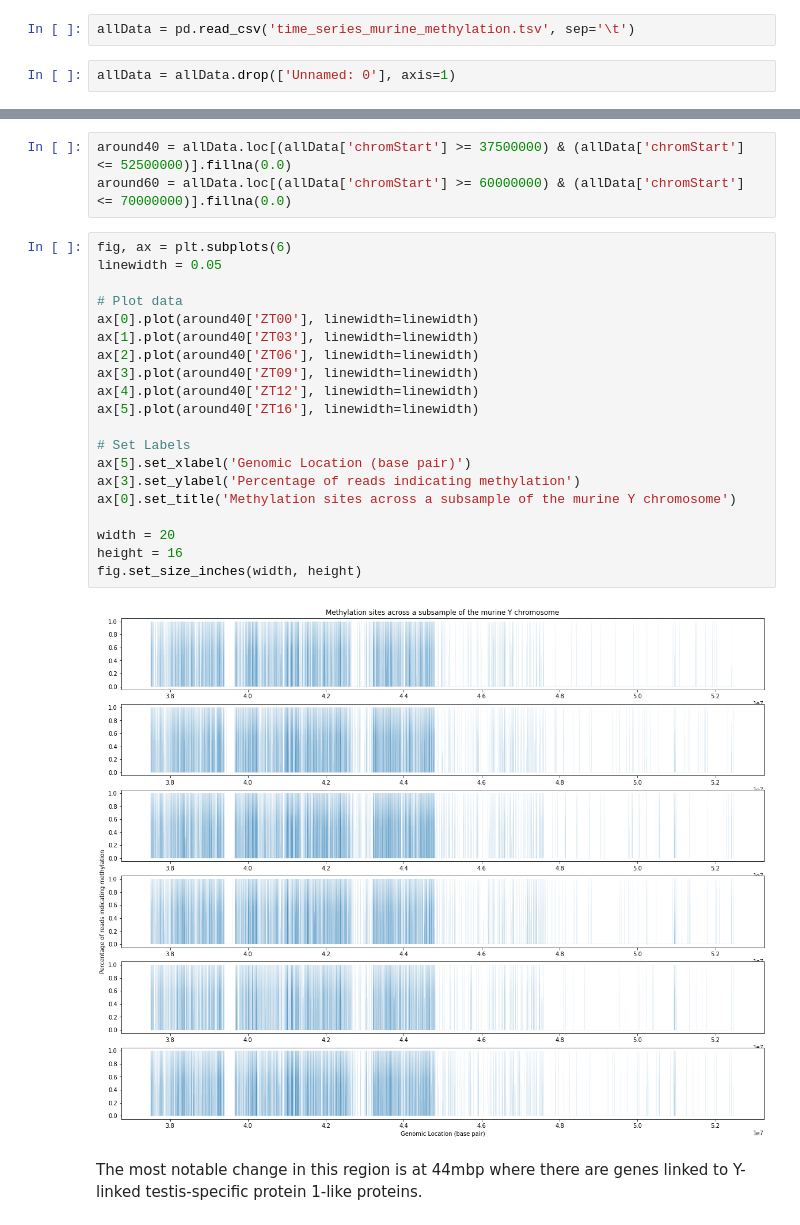
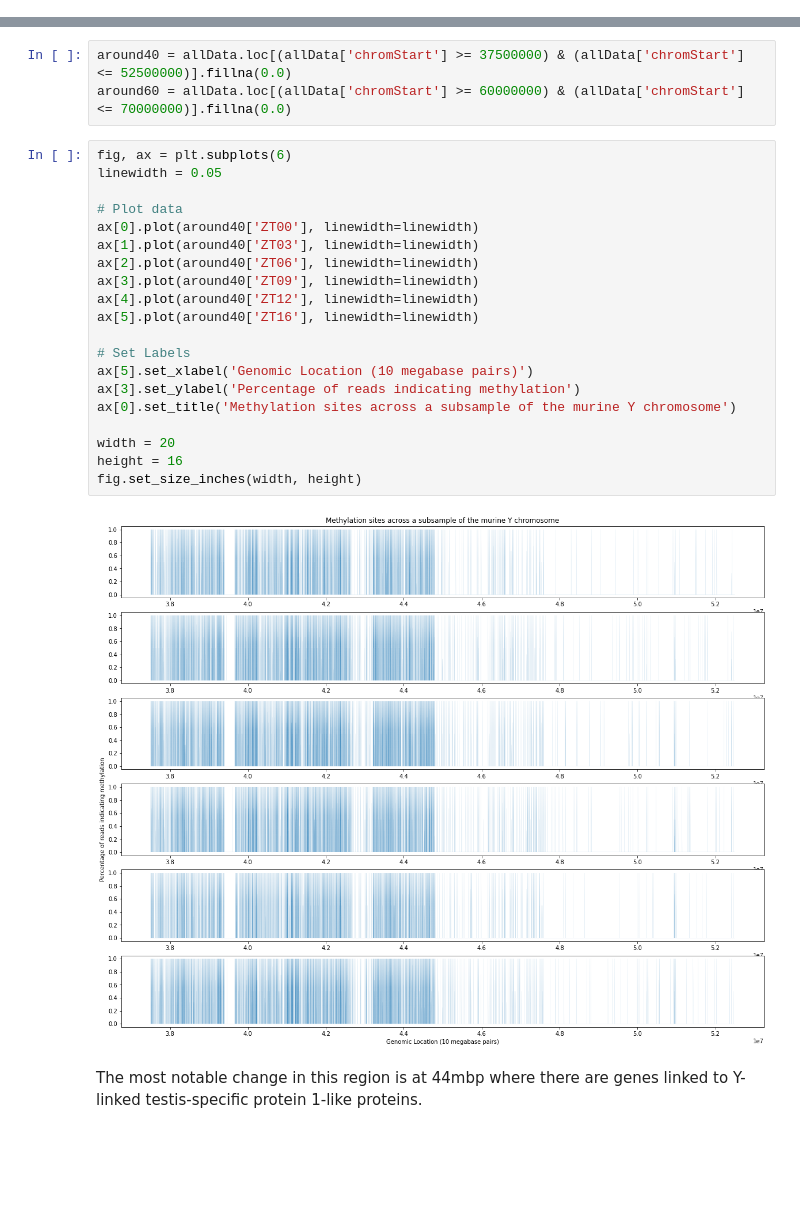
Before and after one commit to DLBPointon/APSB-coursework, a Jupyter notebook: 1836811-APSB coursework.ipynb, the cells around one changed output, grey strips where cells are left out. Drawn from its saved outputs; the diff is of its cells as text; blank space fills up the shorter version.

Commit message:
New image and updates

```diff
--- a/1836811-APSB coursework.ipynb
+++ b/1836811-APSB coursework.ipynb
@@ -435,7 +427,3 @@ Now to read that data back into the IPYNB for analysis.
-# %%
-allData = pd.read_csv('time_series_murine_methylation.tsv', sep='\t')
-# %%
-allData = allData.drop(['Unnamed: 0'], axis=1)
 # %% [markdown]
 We can now plot chromosome length graphs using this data with the following matplotlib function to create horizontal subplots per time set.
 
@@ -470,25 +458,25 @@ around60 = allData.loc[(allData['chromStart'] >= 60000000) & (allData['chromStar
 # %%
 fig, ax = plt.subplots(6)
 linewidth = 0.05
 
 # Plot data
 ax[0].plot(around40['ZT00'], linewidth=linewidth)
 ax[1].plot(around40['ZT03'], linewidth=linewidth)
 ax[2].plot(around40['ZT06'], linewidth=linewidth)
 ax[3].plot(around40['ZT09'], linewidth=linewidth)
 ax[4].plot(around40['ZT12'], linewidth=linewidth)
 ax[5].plot(around40['ZT16'], linewidth=linewidth)
 
 # Set Labels
-ax[5].set_xlabel('Genomic Location (base pair)')
+ax[5].set_xlabel('Genomic Location (10 megabase pairs)')
 ax[3].set_ylabel('Percentage of reads indicating methylation')
 ax[0].set_title('Methylation sites across a subsample of the murine Y chromosome')
 
 width = 20
 height = 16
 fig.set_size_inches(width, height)
 # %% [output]
-[figure, old version]
+[figure, new version]
 # %% [markdown]
 The most notable change in this region is at 44mbp where there are genes linked to Y-linked testis-specific protein 1-like proteins.
 # %%
```
Also changed, not shown: parts of 20 cells of this notebook, 2 other files.
